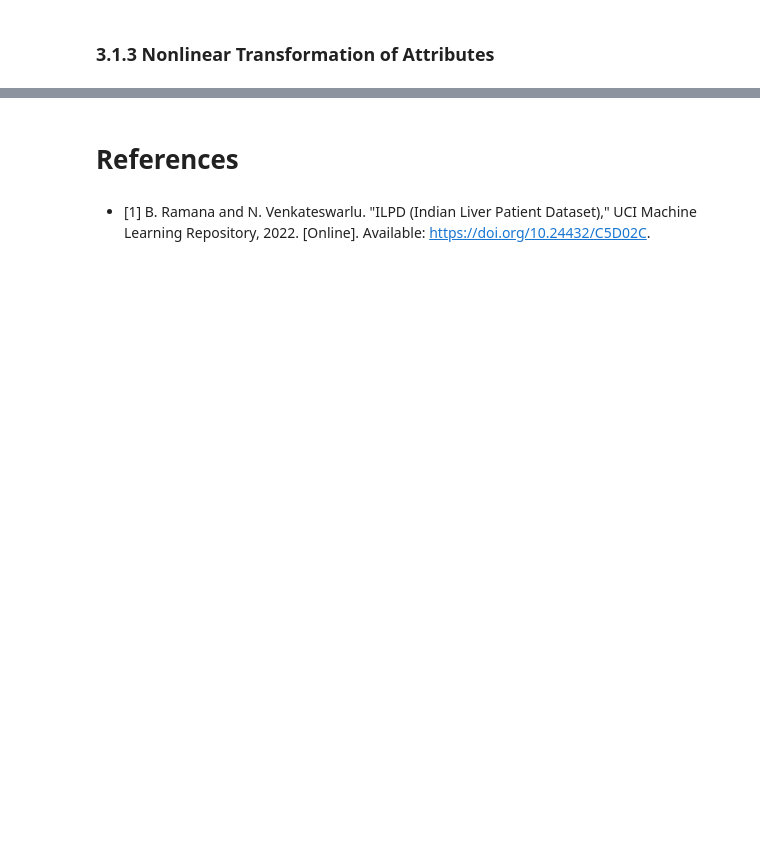
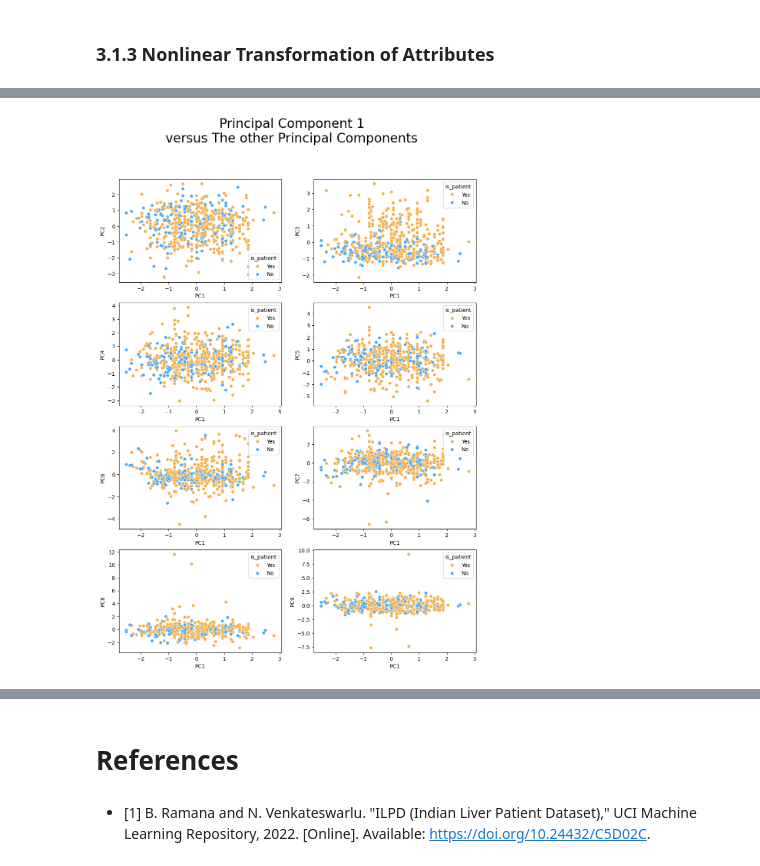
Before and after one commit to alexisuaguilaru/Liver_Patient_Model, a Jupyter notebook: ExploratoryDataAnalysis/ExploratoryDataAnalysis.ipynb, the cells around one changed output, grey strips where cells are left out. Cells and saved outputs as stored; diff of their text form; code cells hidden in the pictures; blank space fills up the shorter version.

```diff
--- a/ExploratoryDataAnalysis/ExploratoryDataAnalysis.ipynb
+++ b/ExploratoryDataAnalysis/ExploratoryDataAnalysis.ipynb
@@ -25,3 +27,7 @@ COLOR_PALETTE = ['#EBAC46','#BF766F']
+# %%
+# Auxiliar variables
+
+RANDOM_STATE = 8013
 # %% [markdown]
 ## 0.1 Defining Utilities Functions
 # %%
@@ -50,3 +63,13 @@ def PlotFeaturesDistribution(Dataset:pd.DataFrame,Features:list[str],NameFeature
+# %%
+def PlotPrincipalComponents(PrincipalComponents:np.ndarray,MainComponent:int):
+    fig , axes = plt.subplots(4,2,figsize=(12,16))
+
+    for axe , minor_component in zip(axes.ravel(),[minor_component for minor_component in range(PrincipalComponents.shape[1]) if minor_component != MainComponent]):
+        sns.scatterplot(x=PrincipalComponents[:,MainComponent],y=PrincipalComponents[:,minor_component],ax=axe,hue=LiverDataset[Target],palette=COLOR_PALETTE)
+        axe.set_xlabel(f'PC{MainComponent+1}')
+        axe.set_ylabel(f'PC{minor_component+1}')
+
+    fig.suptitle(f'Principal Component {MainComponent+1}\nversus The other Principal Components',size=24)
 # %% [markdown]
 # 1. Load Dataset and First Exploration
 # %% [markdown]
@@ -239,0 +281,7 @@ PlotFeaturesDistribution(LiverDataset,features_transformation,'Transformed')
+# %%
+PCA_Model = PCA(whiten=True,random_state=RANDOM_STATE)
+Principal_Component = PCA_Model.fit_transform(LiverDataset[ContinuousFeatures+IntegerFeatures])
+
+print('Explained Variance Ratio')
+for principal_component , variance_ratio in enumerate(PCA_Model.explained_variance_ratio_):
+    print(f'PC{principal_component+1}: {variance_ratio:.4f}')
@@ -239,0 +299,4 @@ PlotFeaturesDistribution(LiverDataset,features_transformation,'Transformed')
+# %%
+PlotPrincipalComponents(Principal_Component,0)
+# %% [output]
+[figure, added]
```
Also changed, not shown: parts of 14 cells of this notebook.
